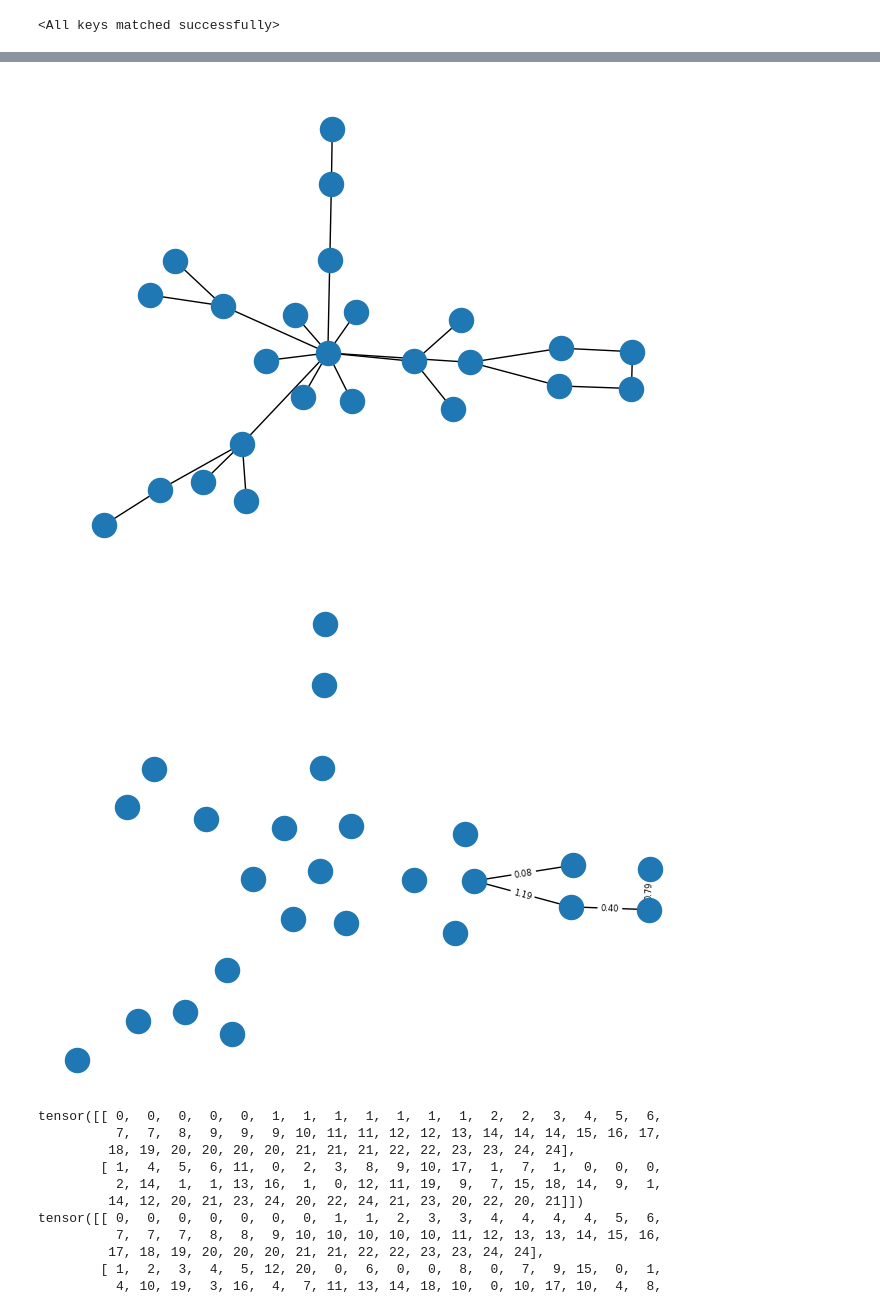
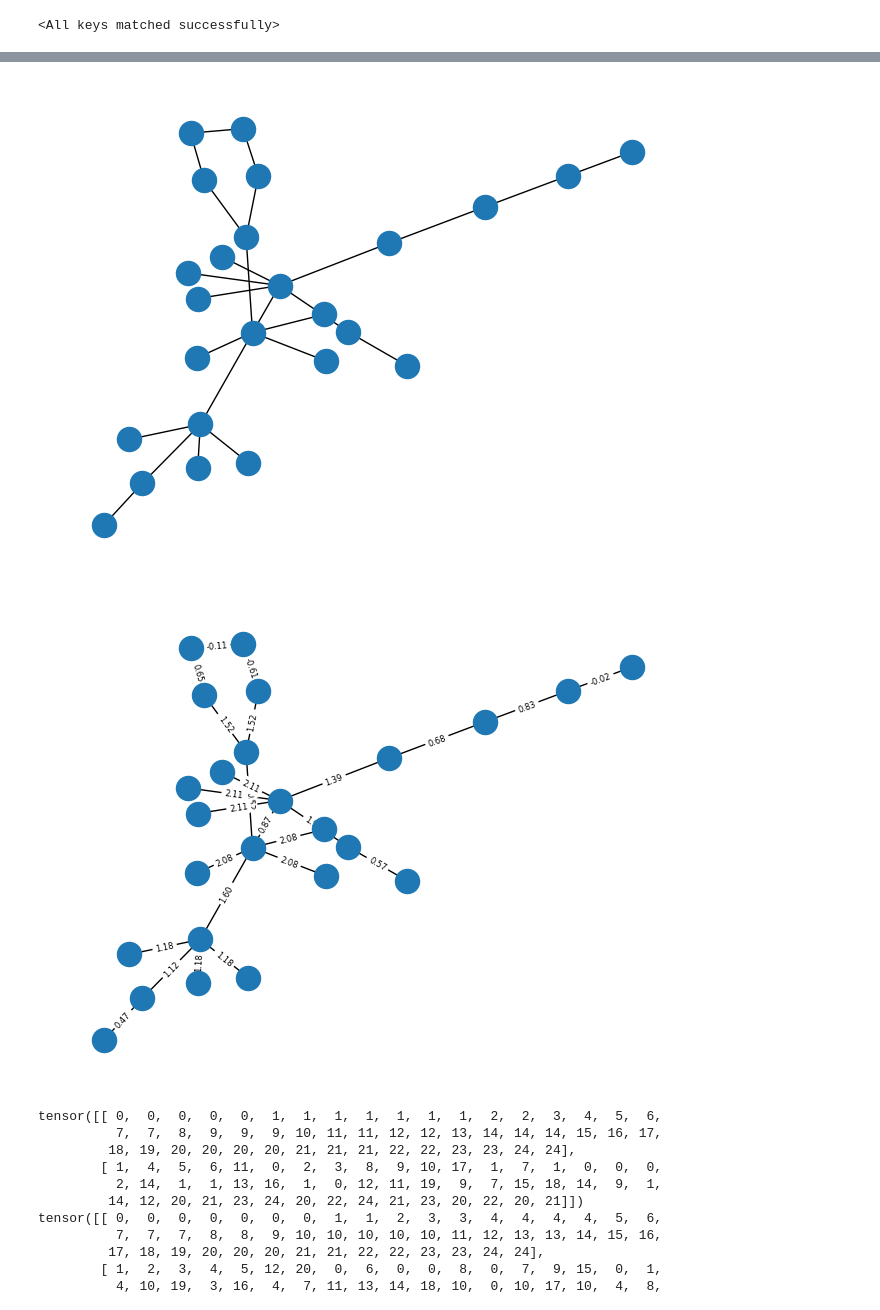
Before and after one commit to TrstnSch/BT-ML-PGESAT, a Jupyter notebook: code/PGExplainer/train_explainer.ipynb, the cells around one changed output, grey strips where cells are left out. Drawn from its saved outputs; the diff is of its cells as text; code cells hidden in the pictures.

```diff
--- a/code/PGExplainer/train_explainer.ipynb
+++ b/code/PGExplainer/train_explainer.ipynb
@@ -168,13 +165,15 @@ mlp.load_state_dict(torch.load("models/explainerBA2Motif Regularized BAD", weigh
 <All keys matched successfully>
 # %%
 mlp.eval()
-embeddings = mlp.getGraphEdgeEmbeddings(train_loader, modelGraphGNN)
+data1 = train_dataset[2]
 
-data1 = train_dataset[240]
+printLoader = DataLoader([data1], 1, False)
+
+embeddings = mlp.getGraphEdgeEmbeddings(printLoader, modelGraphGNN)
 
 temperature = t_0*((t_T/t_0) ** (1))
 
-out = mlp.forward(embeddings[240])
+out = mlp.forward(embeddings[0])
 
 w_ij = out.squeeze(1)
 edge_ij = mlp.sampleGraph(w_ij, temperature)
@@ -196,7 +195,7 @@ edge_index_masked = data1.edge_index[:,mask]
 
 print(edge_index_masked)
 
-Gs = Data(x=data1.x, edge_index=edge_index_masked, edge_attr=w_ij)
+Gs = Data(x=data1.x, edge_index=data1.edge_index, edge_attr=w_ij)
 
 print("-----------------Original Graph-----------------")
 gO = torch_geometric.utils.to_networkx(data1, to_undirected=True)
@@ -232,7 +231,7 @@ tensor([[20, 20, 22, 23, 24],
 -----------------Original Graph-----------------
 -----------------Sampled Graph-----------------
-[figure, old version]
+[figure, new version]
-[figure, old version]
+[figure, new version]
 # %%
 embeddings = []
 
```
Also changed, not shown: parts of 3 cells of this notebook, 5 other files.
